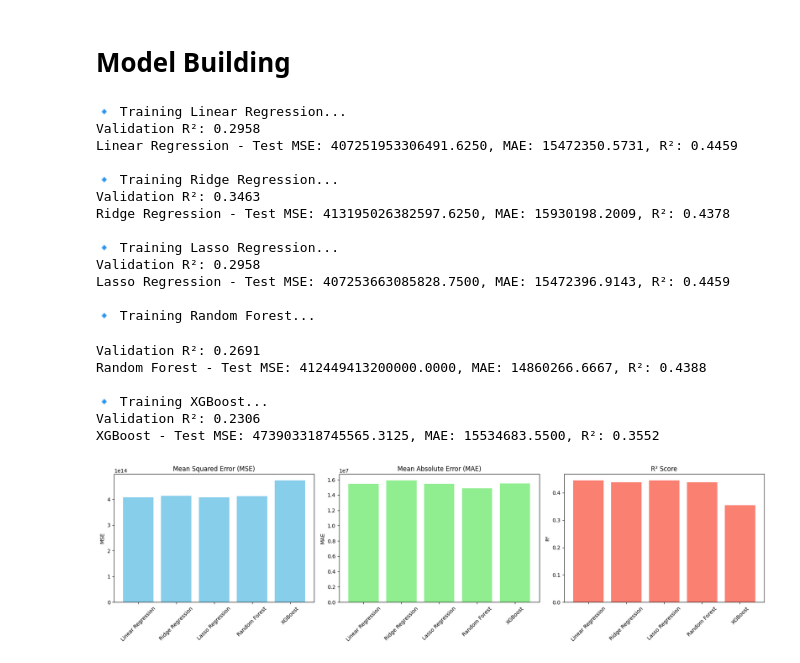
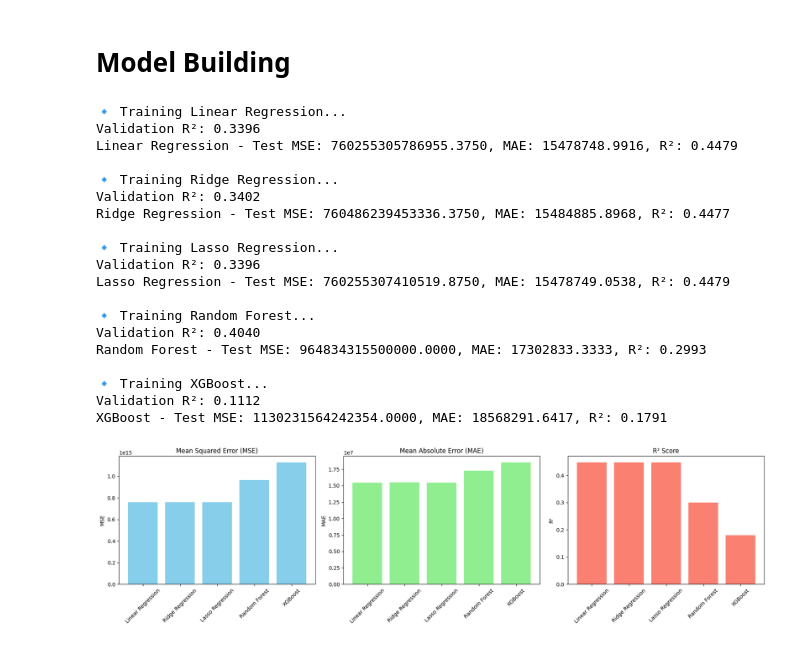
Before and after one commit to lightzgls/Python_Assignment, a Jupyter notebook: source code/Problem_IV/Predict_player_price.ipynb, the cells around one changed output. Saved outputs shown, nothing was run; the diff lists cells and outputs as text; code cells hidden in the pictures.

```diff
--- a/source code/Problem_IV/Predict_player_price.ipynb
+++ b/source code/Problem_IV/Predict_player_price.ipynb
@@ -73,12 +77,12 @@ def convert_to_numeric(value):
 
 # Apply the function to the specific columns
 result_df['Estimated Value'] = result_df['Estimated Value'].apply(convert_to_numeric)
-
+#remove outlier
 result_df = result_df[result_df["Player"] != "Mohamed Salah"]
 result_df = result_df.drop(
     ['Player', 'Team', 'Nation', 'Pos',
      'Goalkeeping_GA90', 'Goalkeeping_Save%',
-     'Goalkeeping_CS%', 'Goalkeeping_Penalty_Save%','Standard_PrgC', 'Standard_PrgP'],
+     'Goalkeeping_CS%', 'Goalkeeping_Penalty_Save%'],
     axis=1,
     errors='ignore'
 )
@@ -183,14 +221,14 @@ import xgboost as xgb
 import matplotlib.pyplot as plt
 
 # === Define X and y ===
-X = result_df[top_features]
+X = result_df[top_features_list]
 y = result_df['Estimated Value']
 
 # First split: Train (80%) vs Temp (20%)
-X_train, X_temp, y_train, y_temp = train_test_split(X, y, test_size=0.2, random_state=0)
+X_train, X_temp, y_train, y_temp = train_test_split(X, y, test_size=0.2, random_state=20)
 
 # Second split: Temp (20%) into Validation (10%) and Test (10%)
-X_val, X_test, y_val, y_test = train_test_split(X_temp, y_temp, test_size=0.5, random_state=0)
+X_val, X_test, y_val, y_test = train_test_split(X_temp, y_temp, test_size=0.5, random_state=20)
 
 # === Define models ===
 models = {
@@ -242,45 +280,45 @@ for name, model in models.items():
 fig, axes = plt.subplots(1, 3, figsize=(18, 5))
 
 # Plot MSE
 axes[0].bar(metrics['Model'], metrics['MSE'], color='skyblue')
 axes[0].set_title('Mean Squared Error (MSE)')
 axes[0].set_ylabel('MSE')
 axes[0].tick_params(axis='x', rotation=45)
 
 # Plot MAE
 axes[1].bar(metrics['Model'], metrics['MAE'], color='lightgreen')
 axes[1].set_title('Mean Absolute Error (MAE)')
 axes[1].set_ylabel('MAE')
 axes[1].tick_params(axis='x', rotation=45)
 
 # Plot R²
 axes[2].bar(metrics['Model'], metrics['R²'], color='salmon')
 axes[2].set_title('R² Score')
 axes[2].set_ylabel('R²')
 axes[2].tick_params(axis='x', rotation=45)
 
 plt.tight_layout()
 plt.show()
 # %% [output]
 🔹 Training Linear Regression...
-Validation R²: 0.2958
-Linear Regression - Test MSE: 407251953306491.6250, MAE: 15472350.5731, R²: 0.4459
+Validation R²: 0.3396
+Linear Regression - Test MSE: 760255305786955.3750, MAE: 15478748.9916, R²: 0.4479
 
 🔹 Training Ridge Regression...
-Validation R²: 0.3463
-Ridge Regression - Test MSE: 413195026382597.6250, MAE: 15930198.2009, R²: 0.4378
+Validation R²: 0.3402
+Ridge Regression - Test MSE: 760486239453336.3750, MAE: 15484885.8968, R²: 0.4477
 
 🔹 Training Lasso Regression...
-Validation R²: 0.2958
-Lasso Regression - Test MSE: 407253663085828.7500, MAE: 15472396.9143, R²: 0.4459
+Validation R²: 0.3396
+Lasso Regression - Test MSE: 760255307410519.8750, MAE: 15478749.0538, R²: 0.4479
 
 🔹 Training Random Forest...
+Validation R²: 0.4040
+Random Forest - Test MSE: 964834315500000.0000, MAE: 17302833.3333, R²: 0.2993
+
+🔹 Training XGBoost...
+Validation R²: 0.1112
+XGBoost - Test MSE: 1130231564242354.0000, MAE: 18568291.6417, R²: 0.1791
-Validation R²: 0.2691
-Random Forest - Test MSE: 412449413200000.0000, MAE: 14860266.6667, R²: 0.4388
-
-🔹 Training XGBoost...
-Validation R²: 0.2306
-XGBoost - Test MSE: 473903318745565.3125, MAE: 15534683.5500, R²: 0.3552
-[figure, old version]
+[figure, new version]
 # %%
 import numpy as np
```
Also changed, not shown: parts of 5 cells of this notebook, 2 other files.
